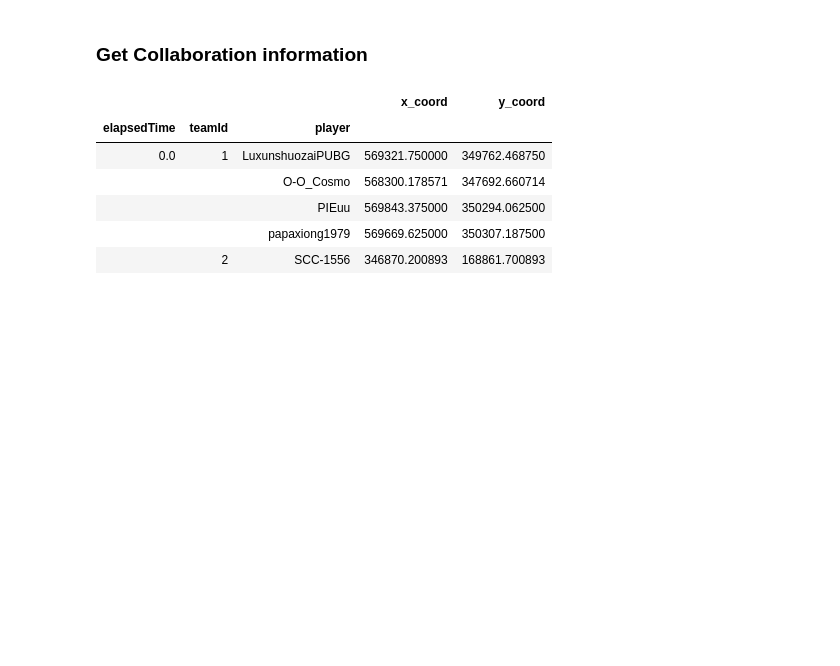
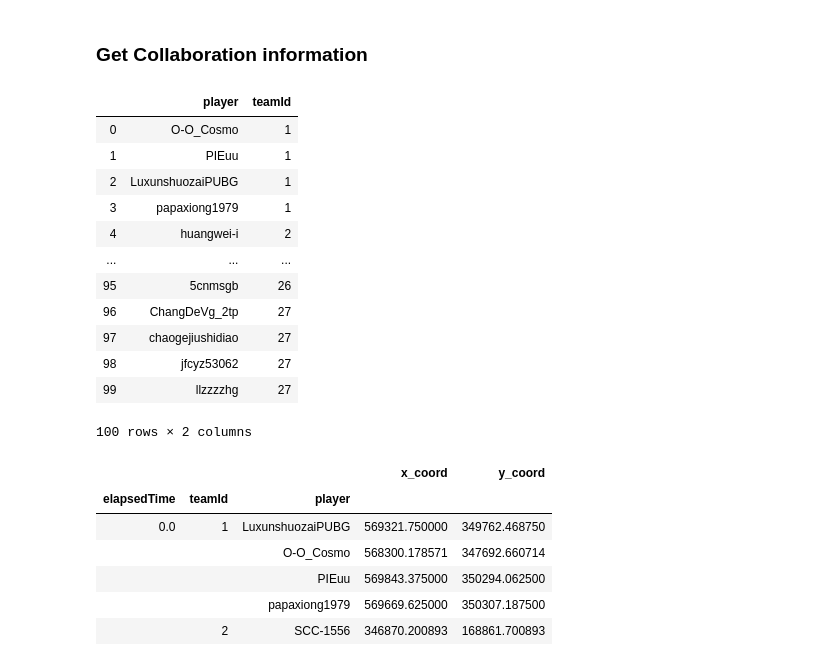
Before and after one commit to valerii-ginak/PUBG_Capstone, a Jupyter notebook: extract_transform_(loadsomeday).ipynb, the cells around one changed output. Cells and saved outputs as stored; diff of their text form; code cells hidden in the pictures; blank space fills up the shorter version.

```diff
--- a/extract_transform_(loadsomeday).ipynb
+++ b/extract_transform_(loadsomeday).ipynb
@@ -322,0 +363,12 @@ data.head()
+# %%
+# since different elapsed times don't show the location of all players, to get a clearer picture we create bins of 5 seconds
+# to have more information about distance between same-team playes. We assume that, in 5 seconds, change in location will not
+# be very significant, otherwise this transformation might lead to inconsistencies
+def elapsedTimeConvert(x):
+    if x == 0.0:
+        return x
+    else:
+
+
+
+data['elapsedTime'] = data['elapsedTime'].apply(elapsedTimeConvert)
@@ -345,4 +415,23 @@ dtypes: bool(2), float64(7), int64(1), object(5)
 memory usage: 699.5+ KB
 # %% [markdown]
 ### Get Collaboration information
+# %%
+# encode player names
+players = data[['player','teamId']].drop_duplicates()
+players = players.sort_values('teamId').reset_index().drop(['index'], axis=1)
+players
+# %% [output]
+|  | player | teamId |
+| 0 | O-O_Cosmo | 1 |
+| 1 | PIEuu | 1 |
+| 2 | LuxunshuozaiPUBG | 1 |
+| 3 | papaxiong1979 | 1 |
+| 4 | huangwei-i | 2 |
+| ... | ... | ... |
+| 95 | 5cnmsgb | 26 |
+| 96 | ChangDeVg_2tp | 27 |
+| 97 | chaogejiushidiao | 27 |
+| 98 | jfcyz53062 | 27 |
+| 99 | llzzzzhg | 27 |
+100 rows × 2 columns
 # %%
```
Also changed, not shown: parts of 10 cells of this notebook.
